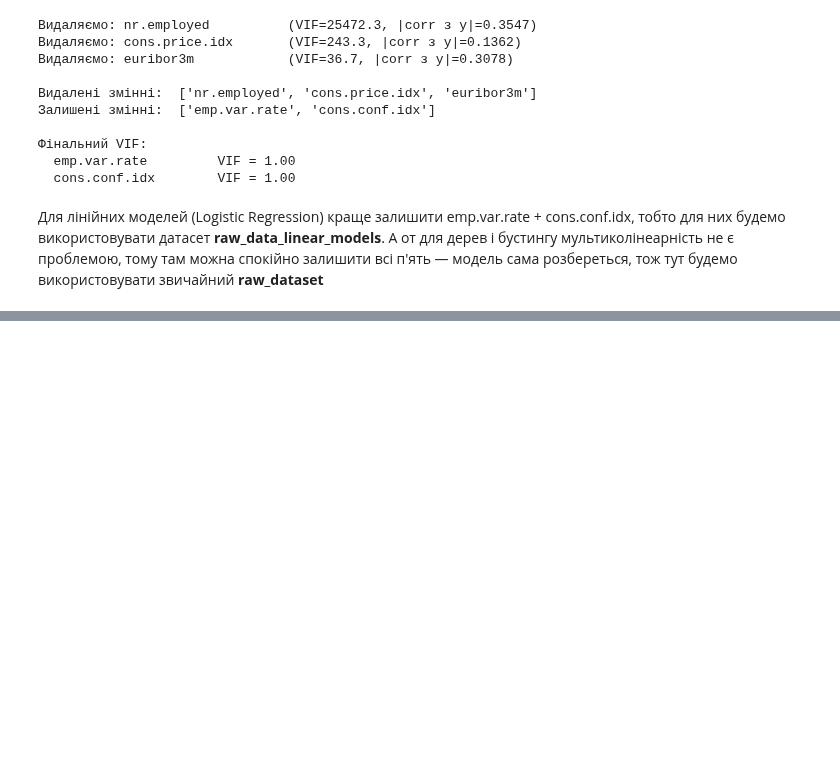
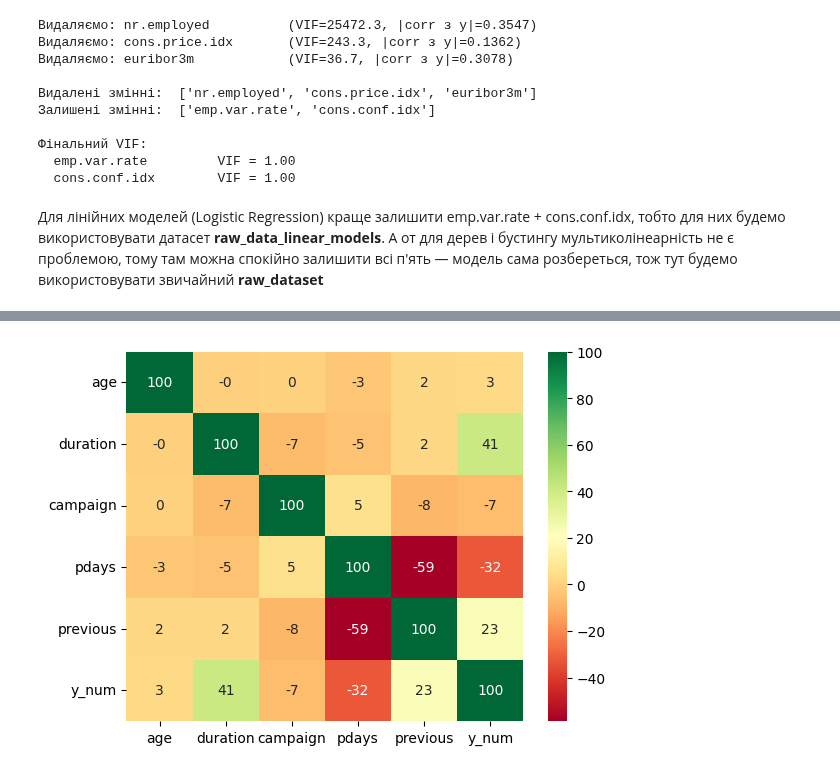
Before and after one commit to o-semenkova/ml_home_tasks, a Jupyter notebook: Mid_term_Project.ipynb, the cells around one changed output, grey strips where cells are left out. Drawn from its saved outputs; the diff is of its cells as text; code cells hidden in the pictures; blank space fills up the shorter version.

Commit message:
Added EDA for number variables

```diff
--- a/Mid_term_Project.ipynb
+++ b/Mid_term_Project.ipynb
@@ -304,3 +318,10 @@ for i, col in enumerate(remaining):
 # %% [markdown]
 Для лінійних моделей (Logistic Regression) краще залишити emp.var.rate + cons.conf.idx, тобто для них будемо використовувати датасет **raw_data_linear_models**.
 А от для дерев і бустингу мультиколінеарність не є проблемою, тому там можна спокійно залишити всі п'ять — модель сама розбереться, тож тут будемо використовувати звичайний **raw_dataset**
+# %%
+numeric_cols = raw_dataset.select_dtypes(include='number').columns.tolist()
+non_macro_numeric = [col for col in numeric_cols if col not in macro_cols]
+# %%
+# КОРЕЛЯЦІЙНА МАТРИЦЯ (усі числові змінні, окрім макрозмінних, між собою) та КОРЕЛЯЦІЯ З ЦІЛЬОВОЮ ЗМІННОЮ y
+corr = raw_dataset[non_macro_numeric].corr()
+print(corr)
@@ -306,0 +336,5 @@ for i, col in enumerate(remaining):
+# %%
+sns.heatmap(corr*100, annot = True, cmap = "RdYlGn", cbar = True, fmt='.0f')
+plt.show()
+# %% [output]
+[figure, added]
```
Also changed, not shown: parts of 9 cells of this notebook.
